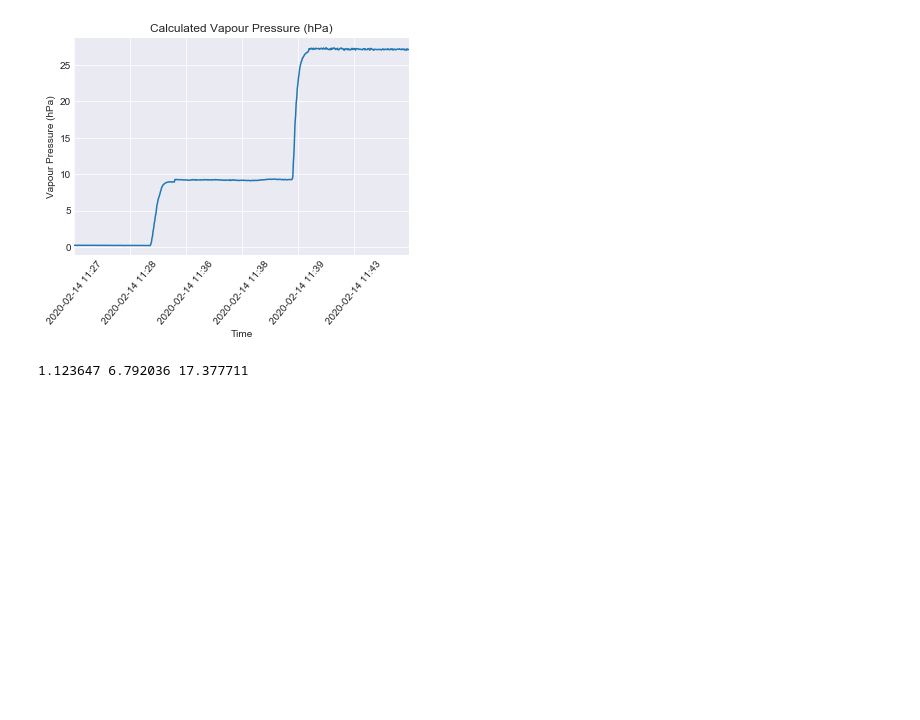
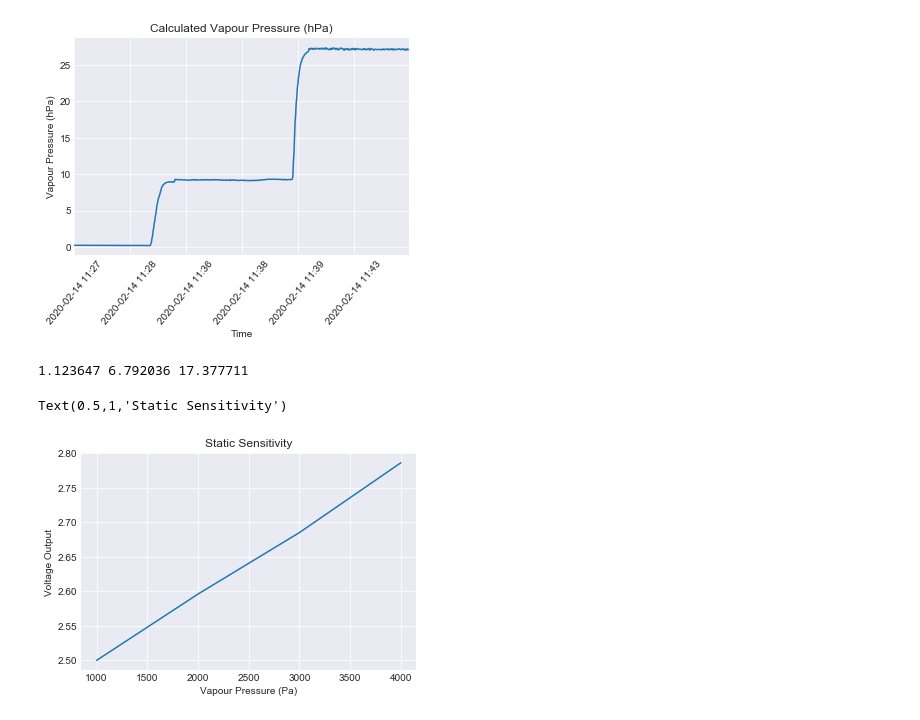
Before and after one commit to Pearl-Ayem/a303_course_work, a Jupyter notebook: Lab 6/Lab 6 - Hygrometry.ipynb, the cells around one changed output. Cells and saved outputs as stored; diff of their text form; code cells hidden in the pictures; blank space fills up the shorter version.

```diff
--- a/Lab 6/Lab 6 - Hygrometry.ipynb
+++ b/Lab 6/Lab 6 - Hygrometry.ipynb
@@ -87,3 +87,16 @@ for avg in all_times_avg:
 print(time_dry_avg.r,time_amb_avg.r,time_hum_avg.r)
 # %% [output]
 1.123647 6.792036 17.377711
+# %%
+vp= [1000,2000,3000,4000]
+vout=[2.500,2.596,2.685,2.786]
+
+plt.style.use('seaborn-darkgrid')
+plt.plot(vp,vout)
+# plt.xticks(rotation=50)
+plt.xlabel('Vapour Pressure (Pa)')
+plt.ylabel('Voltage Output')
+plt.title('Static Sensitivity')
+# %% [output]
+Text(0.5,1,'Static Sensitivity')
+[figure, added]
```
Also changed, not shown: parts of 2 cells of this notebook, 6 other files.
